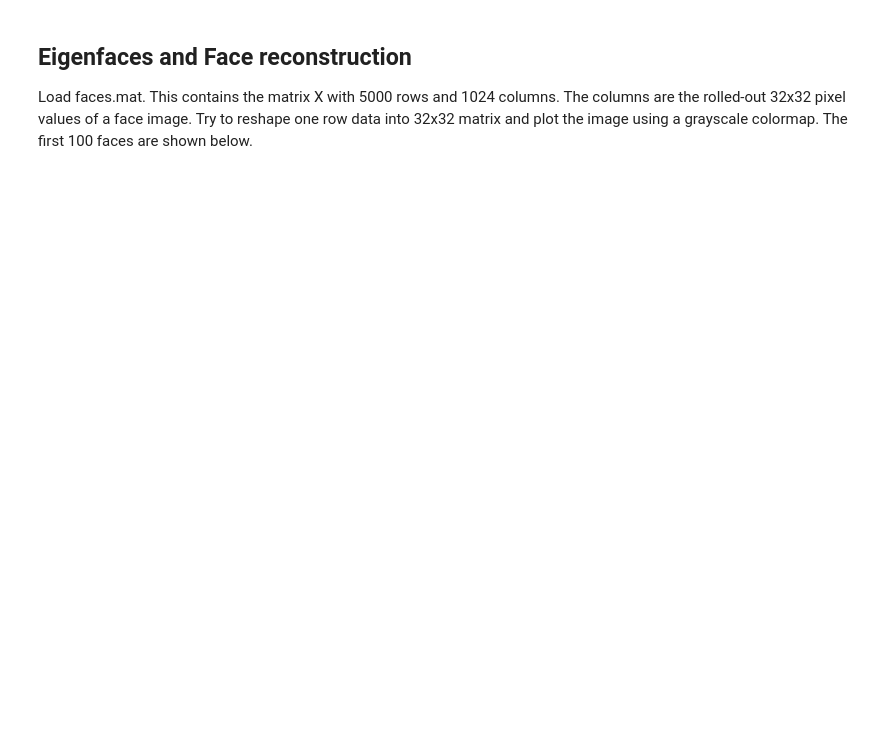
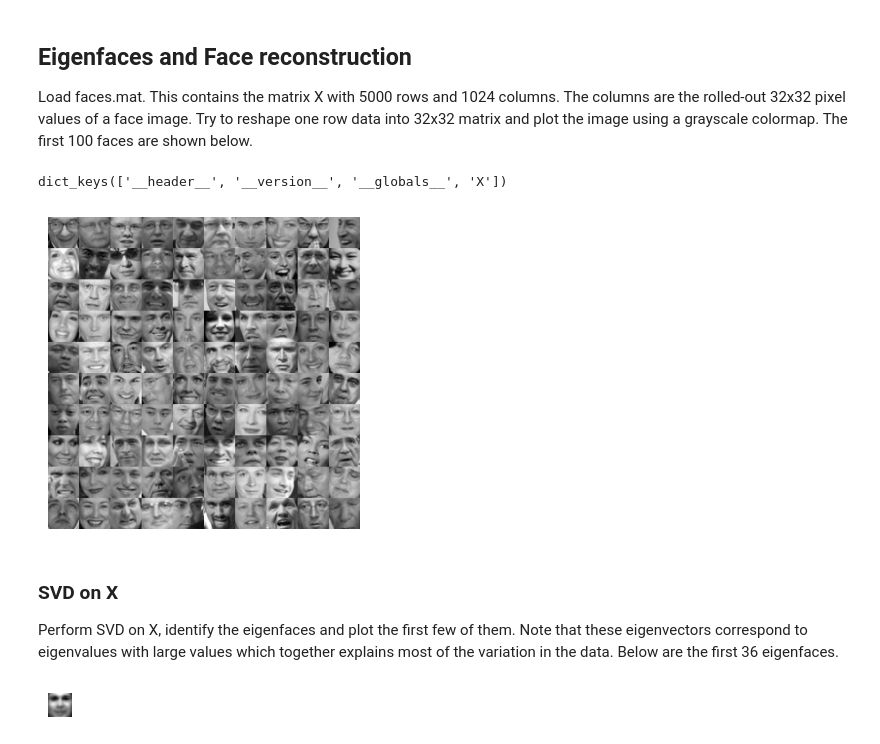
Before and after one commit to JouhC/ai-linearalgebra-probsets, a Jupyter notebook: notebooks/ps1.ipynb, the cells around one changed output. Cells and saved outputs as stored; diff of their text form; code cells hidden in the pictures; blank space fills up the shorter version.

```diff
--- a/notebooks/ps1.ipynb
+++ b/notebooks/ps1.ipynb
@@ -33,0 +11,7 @@ print(f"n_classes: {len(nfaces)}")
+# %%
+mat_contents = scipy.io.loadmat('../raw-data/faces.mat')
+mat_contents.keys()
+# %% [output]
+dict_keys(['__header__', '__version__', '__globals__', 'X'])
+# %%
+faces = mat_contents['X']
@@ -33,0 +29,30 @@ print(f"n_classes: {len(nfaces)}")
+# %%
+def print_faces(faces,N = 100,row_size = 10,n = 32,m = 32):
+    column_size = int(N/row_size)
+    count = 0
+    allPersons = np.zeros((32*column_size,32*row_size))
+    while count < N:
+        for i in range(column_size):
+            for j in range(row_size):
+                allPersons[i*n : (i+1)*n, j*m : (j+1)*m] = faces[count,:].reshape(n,m).T
+                count += 1
+
+    px = 1/plt.rcParams['figure.dpi']  # pixel in inches
+    plt.rcParams['figure.figsize'] = [n*px*row_size, m*px*column_size]
+    plt.rcParams.update({'font.size': 18*px})
+    plt.rcParams['figure.constrained_layout.use'] = True
+
+    img = plt.imshow(allPersons)
+    img.set_cmap('gray')
+    plt.axis('off')
+    plt.show()
+# %%
+print_faces(faces, N=100)
+# %% [output]
+[figure, added]
+# %% [markdown]
+### SVD on X
+
+Perform SVD on X, identify the eigenfaces and plot the first few of them. Note that these
+eigenvectors correspond to eigenvalues with large values which together explains most of the
+variation in the data. Below are the first 36 eigenfaces.
@@ -33,0 +90,4 @@ print(f"n_classes: {len(nfaces)}")
+# %%
+print_face(np.reshape(average_face,(32,32)).T)
+# %% [output]
+[figure, added]
```
Also changed, not shown: parts of 9 cells of this notebook, 3 other files.
